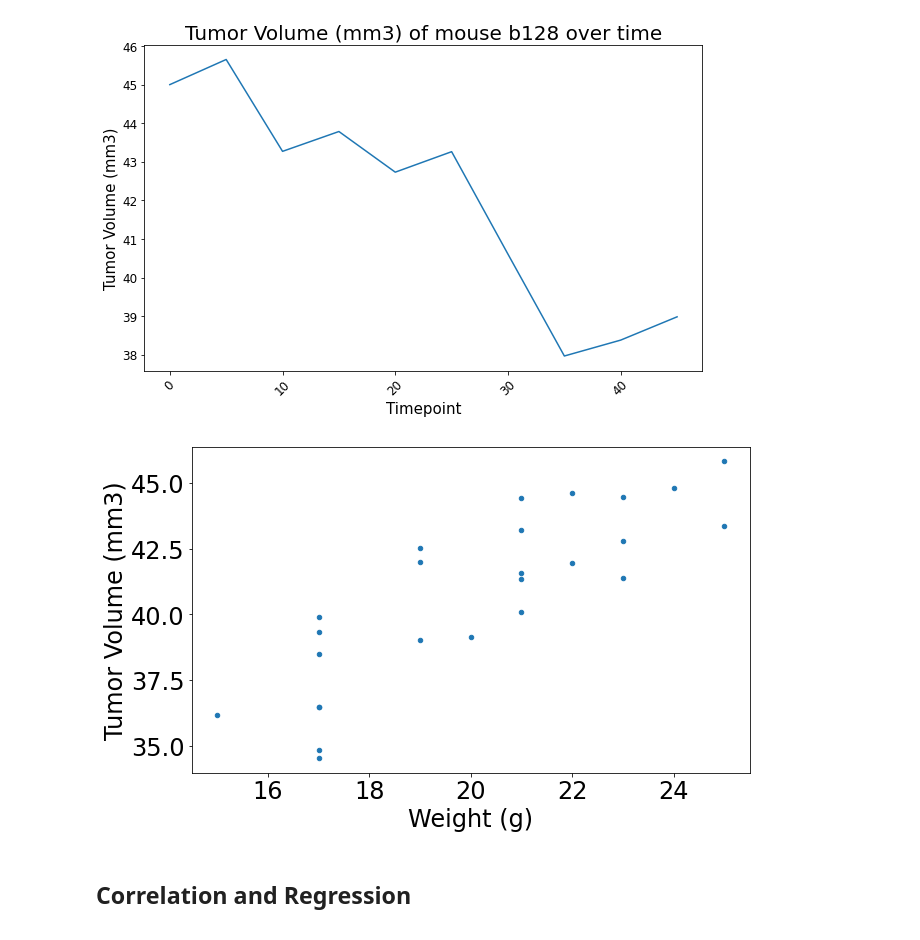
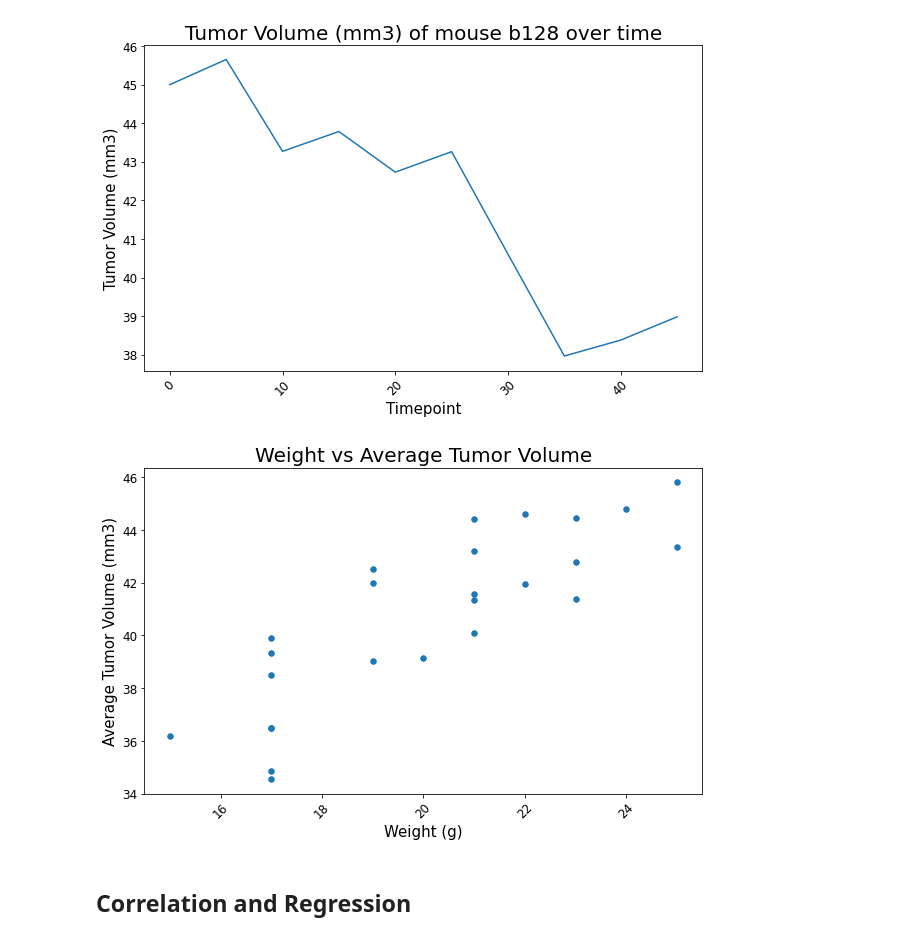
Before and after one commit to James-Akerman/Matplotlib-challenge, a Jupyter notebook: Pymaceuticals/pymaceuticals_James-Akerman.ipynb, the cells around one changed output. Cells and saved outputs as stored; diff of their text form; code cells hidden in the pictures.

```diff
--- a/Pymaceuticals/pymaceuticals_James-Akerman.ipynb
+++ b/Pymaceuticals/pymaceuticals_James-Akerman.ipynb
@@ -336,20 +335,30 @@ plt.show()
 # %%
 # Generate a scatter plot of mouse weight versus average tumor volume for the Capomulin regimen
 
 # Step 1: Get all the data belonging to the "Capomulin" Drug Regimen
 Capomulin_data = cleaned_data.loc[(cleaned_data["Drug Regimen"] == "Capomulin")]
 
 # Step 2: Remove Unnecessary Columns
 Average_tumor_volume = Capomulin_data[["Mouse ID", "Tumor Volume (mm3)", "Weight (g)"]]
 
 # Step 3: Get the average tumor volume of each mouse according to their weight
 Average_tumor_volume = Average_tumor_volume.groupby(["Mouse ID","Weight (g)"]).mean().round(2).reset_index()
 
+# Step 4: Create the plot
+Average_tumor_volume_scatter = Average_tumor_volume.plot.scatter( x = "Weight (g)", y = "Tumor Volume (mm3)",
+                                                        figsize = (10, 6), s = 30)
 
-Average_tumor_volume_scatter = Average_tumor_volume.plot(kind = "scatter", x = "Weight (g)", y = "Tumor Volume (mm3)",
-                                                        figsize = (10, 6))
+# Step 4: Reformat all the labels, titles, and ticks
+Average_tumor_volume_scatter.set_xlabel(xlabel = "Weight (g)", size = 15)
+Average_tumor_volume_scatter.set_title(("Weight vs Average Tumor Volume") , size = 20)
+Average_tumor_volume_scatter.set_ylabel(ylabel = "Average Tumor Volume (mm3)", size = 15)
+Average_tumor_volume_scatter.xaxis.set_tick_params(labelsize = 12, rotation = 45)
+Average_tumor_volume_scatter.yaxis.set_tick_params(labelsize = 12)
+
+# Step 5: Show the chart
+plt.show()
 # %% [output]
-[figure, old version]
+[figure, new version]
 # %% [markdown]
 ## Correlation and Regression
 # %%
```
Also changed, not shown: parts of 3 cells of this notebook.
